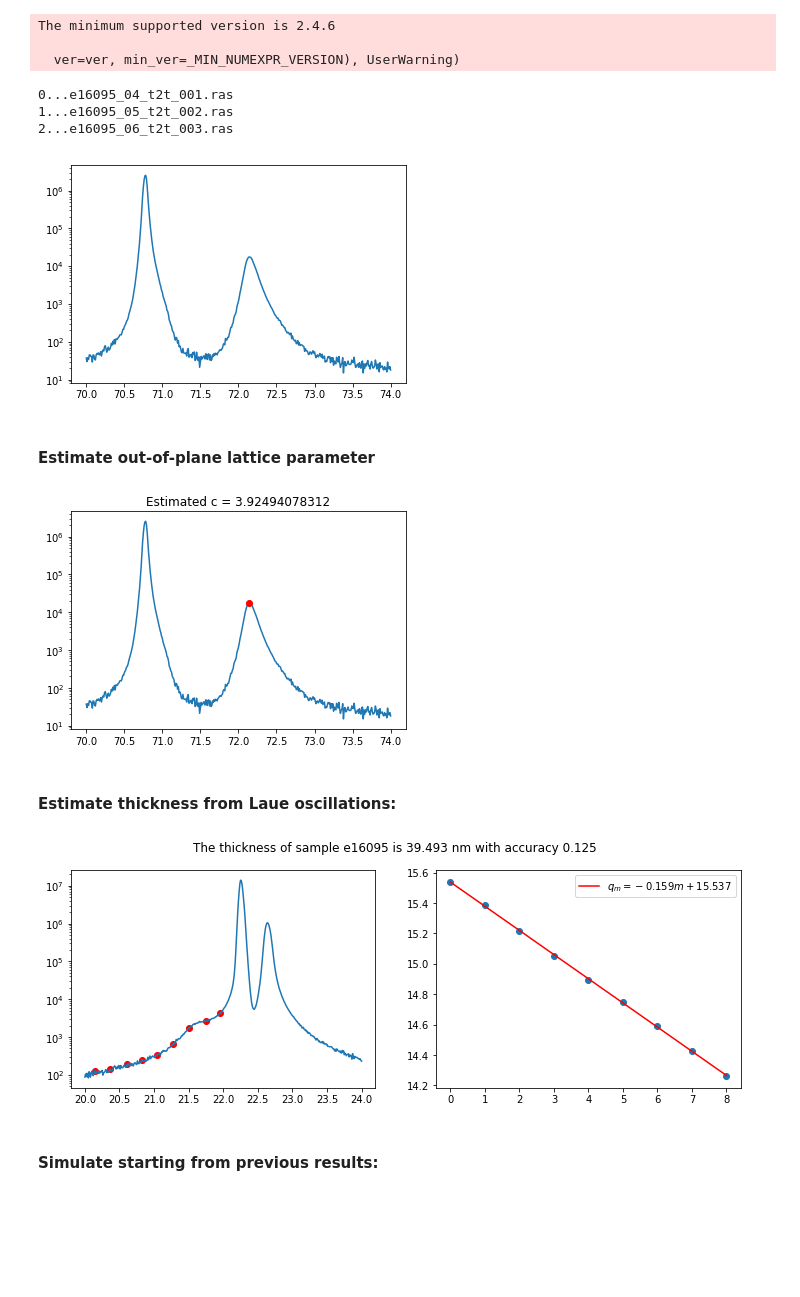
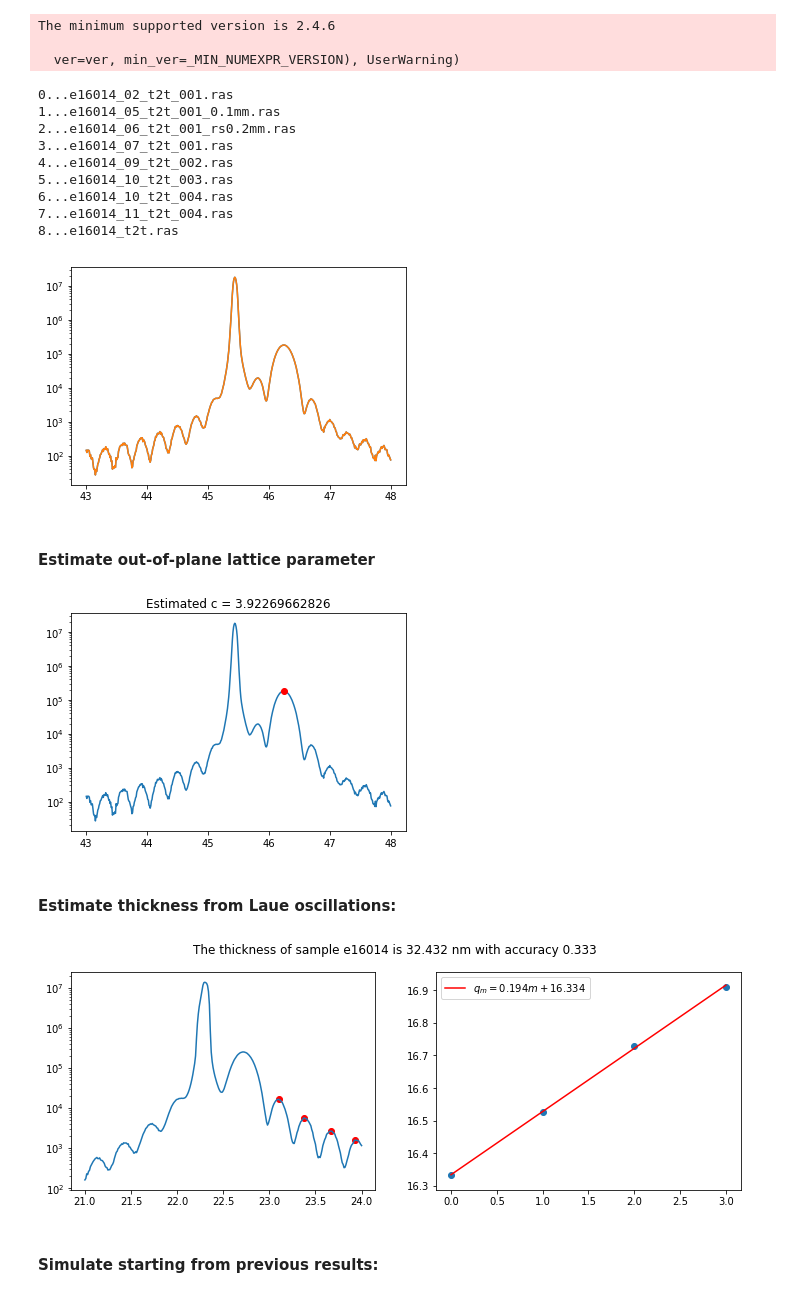
Before and after one commit to ezatterin/notebooks, a Jupyter notebook: report/rep_linux_rigaku_ctr.ipynb, the cells around one changed output. Saved outputs shown, nothing was run; the diff lists cells and outputs as text; code cells hidden in the pictures; blank space fills up the shorter version.

```diff
--- a/report/rep_linux_rigaku_ctr.ipynb
+++ b/report/rep_linux_rigaku_ctr.ipynb
@@ -12,20 +10,26 @@ The minimum supported version is 2.4.6
 
   ver=ver, min_ver=_MIN_NUMEXPR_VERSION), UserWarning)
 # %%
-data_dir = '/users/zatterin/Documents/data/XRD/e16095/'
+data_dir = '/users/zatterin/Documents/data/XRD/e16014/'
 rep_dir = '/users/zatterin/Documents/report/img/'
 # %%
 data = !ls {data_dir} | grep ras | grep t2t
 for index, fname in enumerate(data):
     print(str(index)+'...'+fname)
 # %% [output]
-0...e16095_04_t2t_001.ras
-1...e16095_05_t2t_002.ras
-2...e16095_06_t2t_003.ras
+0...e16014_02_t2t_001.ras
+1...e16014_05_t2t_001_0.1mm.ras
+2...e16014_06_t2t_001_rs0.2mm.ras
+3...e16014_07_t2t_001.ras
+4...e16014_09_t2t_002.ras
+5...e16014_10_t2t_003.ras
+6...e16014_10_t2t_004.ras
+7...e16014_11_t2t_004.ras
+8...e16014_t2t.ras
 # %%
-plt.plot(*xrd.read_data(data[2],data_dir,comments='*'));plt.yscale('log')
+plt.plot(*xrd.read_data(data[4],data_dir));plt.yscale('log');plt.show()
 # %% [output]
-[figure, old version]
+[figure, new version]
 # %% [markdown]
 #### Estimate out-of-plane lattice parameter
 # %%
@@ -37,18 +41,18 @@ film_peak = ydata[idxs].argsort()[::-1][1]
 plt.plot(xdata,ydata)
 plt.plot(xdata[idxs][film_peak],ydata[idxs][film_peak],'o',c='red'); plt.yscale('log')
 c = 1/((2/1.5406) * np.sin(np.deg2rad(xdata[idxs][film_peak]/2)))
-c = c*3
+c = c*2
 plt.title('Estimated c = {0}'.format(c)) # change multiplier depending on order of reflection!
 plt.show()
 # %% [output]
-[figure, old version]
+[figure, new version]
 # %% [markdown]
 #### Estimate thickness from Laue oscillations:
 # %%
 dset = data[0]
-t = xrd.calc_thickness(dset, data_dir, threshold=1e-6, distance=20, side='l', comm='*')
+t = xrd.calc_thickness(dset, data_dir, threshold=1e-6, distance=20, side='r', comm='*')
 # %% [output]
-[figure, old version]
+[figure, new version]
 # %% [markdown]
 #### Simulate starting from previous results:
 # %%
```
Also changed, not shown: parts of 4 cells of this notebook, 1 other file.
